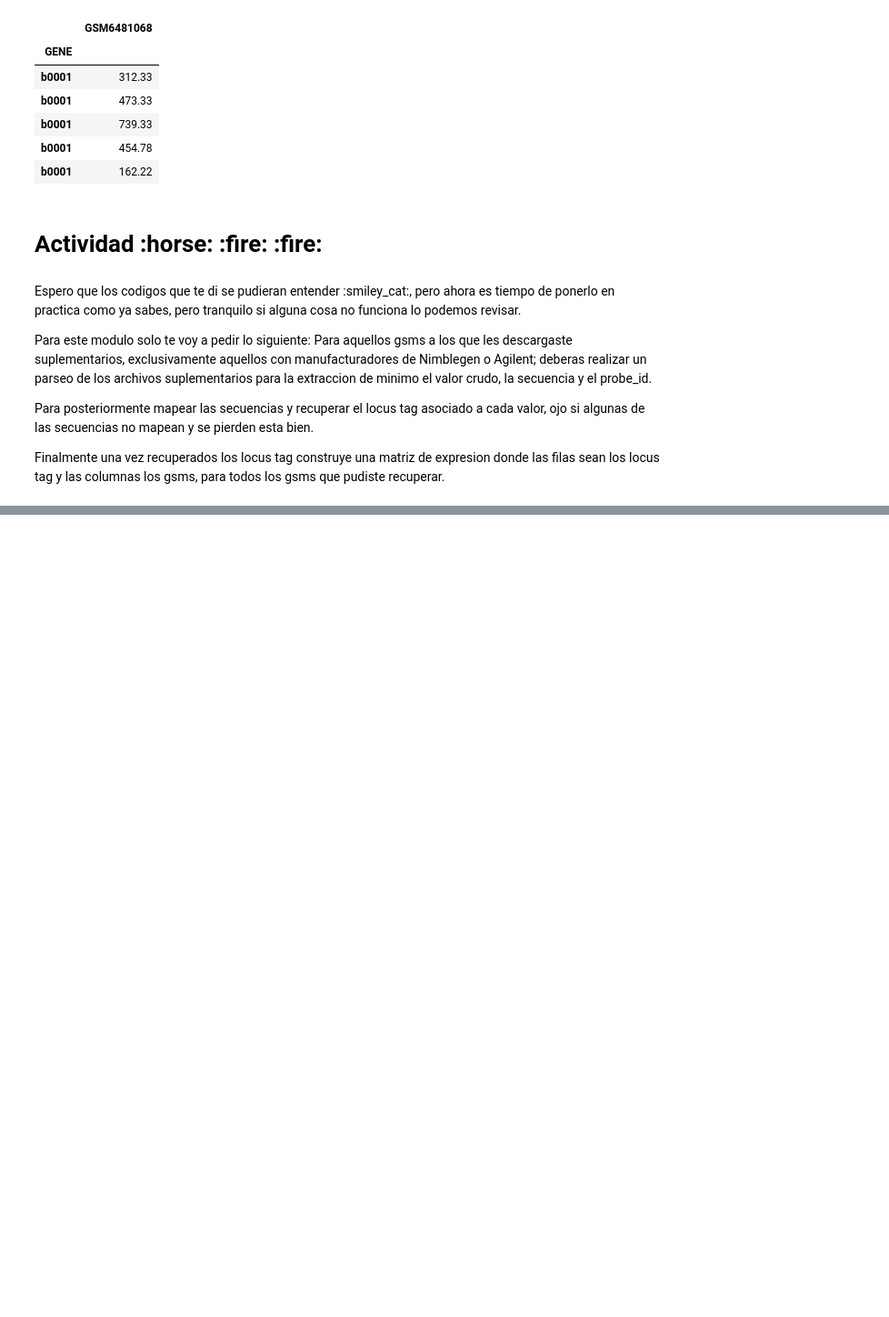
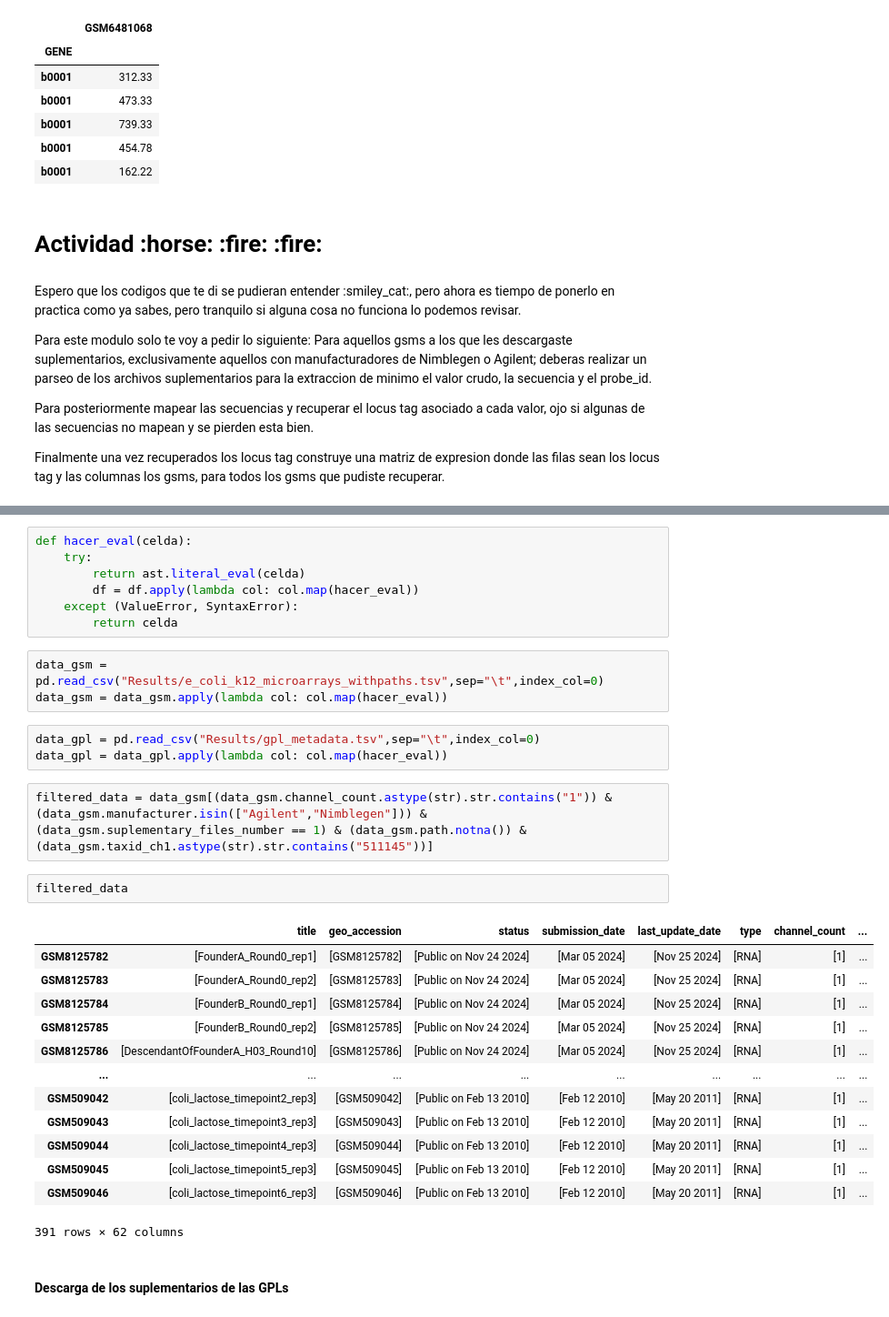
Before and after one commit to mateomics/mateo, a Jupyter notebook: Read_microarrays.ipynb, the cells around one changed output, grey strips where cells are left out. Shown at 91% size. Cells and saved outputs as stored; diff of their text form; blank space fills up the shorter version.

```diff
--- a/Read_microarrays.ipynb
+++ b/Read_microarrays.ipynb
@@ -224,0 +291,33 @@ Finalmente una vez recuperados los locus tag construye una matriz de expresion d
+# %%
+def hacer_eval(celda):
+    try:
+        return ast.literal_eval(celda)
+        df = df.apply(lambda col: col.map(hacer_eval))
+    except (ValueError, SyntaxError):
+        return celda
+# %%
+data_gsm = pd.read_csv("Results/e_coli_k12_microarrays_withpaths.tsv",sep="\t",index_col=0)
+data_gsm = data_gsm.apply(lambda col: col.map(hacer_eval))
+# %%
+data_gpl = pd.read_csv("Results/gpl_metadata.tsv",sep="\t",index_col=0)
+data_gpl = data_gpl.apply(lambda col: col.map(hacer_eval))
+# %%
+filtered_data = data_gsm[(data_gsm.channel_count.astype(str).str.contains("1")) & (data_gsm.manufacturer.isin(["Agilent","Nimblegen"])) & (data_gsm.suplementary_files_number == 1) & (data_gsm.path.notna()) & (data_gsm.taxid_ch1.astype(str).str.contains("511145"))]
+# %%
+filtered_data
+# %% [output]
+|  | title | geo_accession | status | submission_date | last_update_date | type | channel_count | ... |
+| GSM8125782 | [FounderA_Round0_rep1] | [GSM8125782] | [Public on Nov 24 2024] | [Mar 05 2024] | [Nov 25 2024] | [RNA] | [1] | ... |
+| GSM8125783 | [FounderA_Round0_rep2] | [GSM8125783] | [Public on Nov 24 2024] | [Mar 05 2024] | [Nov 25 2024] | [RNA] | [1] | ... |
+| GSM8125784 | [FounderB_Round0_rep1] | [GSM8125784] | [Public on Nov 24 2024] | [Mar 05 2024] | [Nov 25 2024] | [RNA] | [1] | ... |
+| GSM8125785 | [FounderB_Round0_rep2] | [GSM8125785] | [Public on Nov 24 2024] | [Mar 05 2024] | [Nov 25 2024] | [RNA] | [1] | ... |
+| GSM8125786 | [DescendantOfFounderA_H03_Round10] | [GSM8125786] | [Public on Nov 24 2024] | [Mar 05 2024] | [Nov 25 2024] | [RNA] | [1] | ... |
+| ... | ... | ... | ... | ... | ... | ... | ... | ... |
+| GSM509042 | [coli_lactose_timepoint2_rep3] | [GSM509042] | [Public on Feb 13 2010] | [Feb 12 2010] | [May 20 2011] | [RNA] | [1] | ... |
+| GSM509043 | [coli_lactose_timepoint3_rep3] | [GSM509043] | [Public on Feb 13 2010] | [Feb 12 2010] | [May 20 2011] | [RNA] | [1] | ... |
+| GSM509044 | [coli_lactose_timepoint4_rep3] | [GSM509044] | [Public on Feb 13 2010] | [Feb 12 2010] | [May 20 2011] | [RNA] | [1] | ... |
+| GSM509045 | [coli_lactose_timepoint5_rep3] | [GSM509045] | [Public on Feb 13 2010] | [Feb 12 2010] | [May 20 2011] | [RNA] | [1] | ... |
+| GSM509046 | [coli_lactose_timepoint6_rep3] | [GSM509046] | [Public on Feb 13 2010] | [Feb 12 2010] | [May 20 2011] | [RNA] | [1] | ... |
+391 rows × 62 columns
+# %% [markdown]
+#### Descarga de los suplementarios de las GPLs
```
Also changed, not shown: parts of 32 cells of this notebook.
